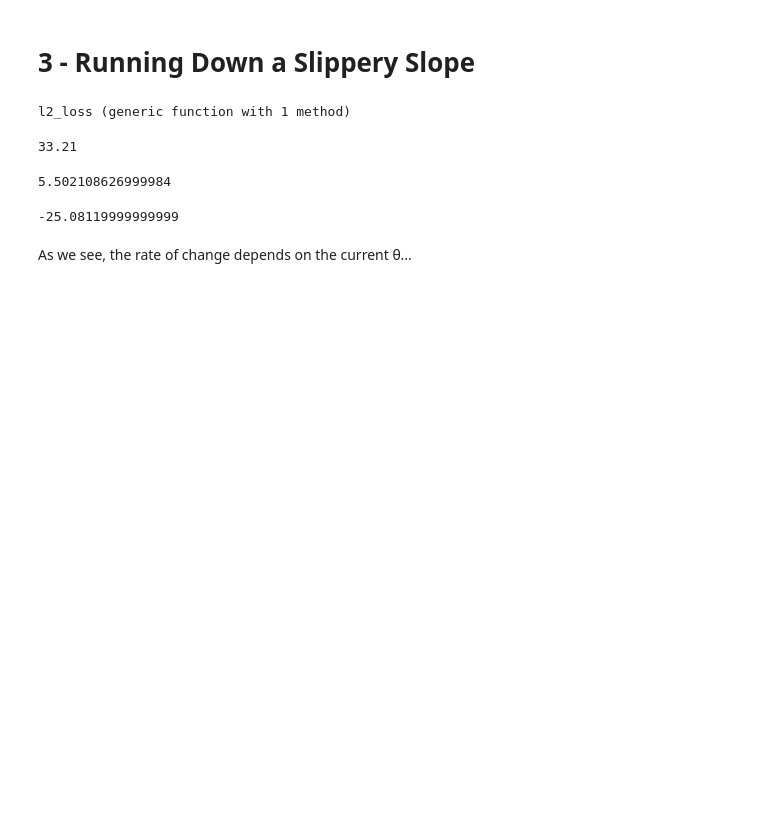
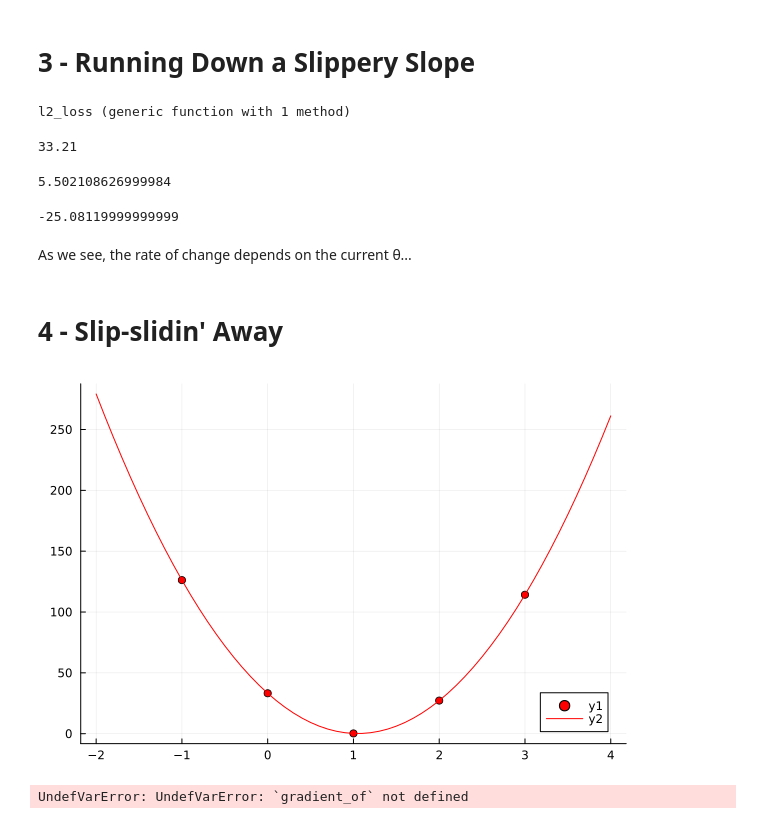
Before and after one commit to mbillingr/the-little-learner, a Jupyter notebook: notebooks/the-little-learner.ipynb, the cells around one changed output. Saved outputs shown, nothing was run; the diff lists cells and outputs as text; code cells hidden in the pictures; blank space fills up the shorter version.

```diff
--- a/notebooks/the-little-learner.ipynb
+++ b/notebooks/the-little-learner.ipynb
@@ -132,3 +138,23 @@ rate_of_change = (loss_1_ - loss_1) / 0.0099
 -25.08119999999999
 # %% [markdown]
 As we see, the rate of change depends on the current θ...
+# %% [markdown]
+# 4 - Slip-slidin' Away
+# %%
+let θ0s = [-1, 0, 1, 2, 3]
+    let losses = [objective(list(θ0, 0.0)) for θ0 in θ0s]
+        plot(θ0s, losses, seriestype=:scatter, color=:red)
+    end
+end
+
+let θ0s = -2:0.1:4
+    let losses = [objective(list(θ0, 0.0)) for θ0 in θ0s]
+        plot!(θ0s, losses, color=:red)
+    end
+end
+# %% [output]
+[figure, added]
+# %%
+gradient_of((θ)->sqr(ref(θ, 0)), list(27.0))
+# %% [output]
+UndefVarError: UndefVarError: `gradient_of` not defined
```
Also changed, not shown: parts of 1 cell of this notebook, 2 other files.
